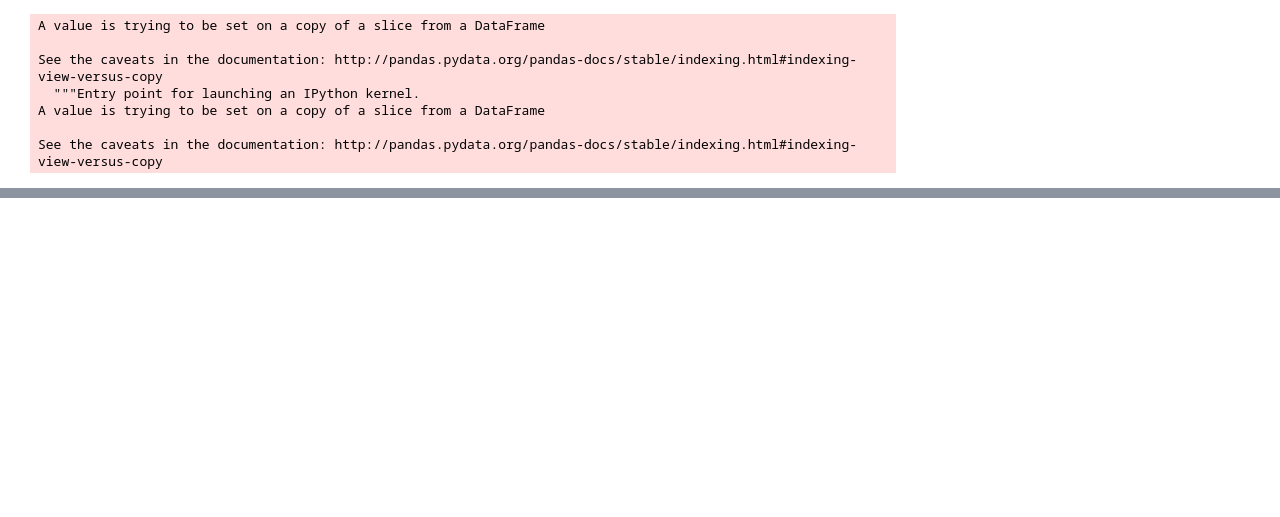
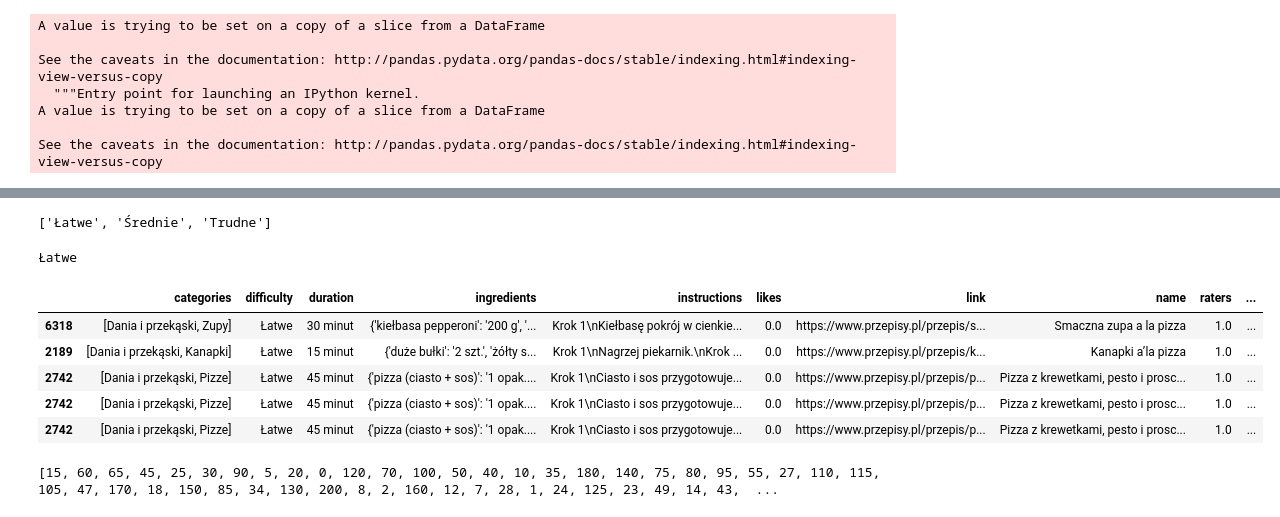
Before and after one commit to Elbereth-Elentari/Recipe_search, a Jupyter notebook: recipe_searcher.ipynb, the cells around one changed output, grey strips where cells are left out. Cells and saved outputs as stored; diff of their text form; code cells hidden in the pictures; blank space fills up the shorter version.

```diff
--- a/recipe_searcher.ipynb
+++ b/recipe_searcher.ipynb
@@ -141,0 +203,39 @@ search_results
+# %%
+r_difficulty = list(r.difficulty.values)
+different_difficulty = []
+for difficulty in r_difficulty:
+    if difficulty not in different_difficulty:
+        different_difficulty.append(difficulty)
+print(different_difficulty)
+# %% [output]
+['Łatwe', 'Średnie', 'Trudne']
+# %%
+difficulty = "Łatwe"
+if len(search_results[search_results["difficulty"] == difficulty]) == 0:
+    difficulty = "Średnie"
+    if len(search_results[search_results["difficulty"] == difficulty]) == 0:
+        difficulty = "Trudne"
+# %% [output]
+Łatwe
+# %%
+easiest = search_results[search_results["difficulty"] == difficulty]
+max_rating_easiest = easiest["rating3"].max()
+best_easiest = easiest[easiest["rating3"] == max_rating_easiest]
+best_easiest
+# %% [output]
+|  | categories | difficulty | duration | ingredients | instructions | likes | link | name | raters | ... |
+| 6318 | [Dania i przekąski, Zupy] | Łatwe | 30 minut | {'kiełbasa pepperoni': '200 g', '... | Krok 1\nKiełbasę pokrój w cienkie... | 0.0 | https://www.przepisy.pl/przepis/s... | Smaczna zupa a la pizza | 1.0 | ... |
+| 2189 | [Dania i przekąski, Kanapki] | Łatwe | 15 minut | {'duże bułki': '2 szt.', 'żółty s... | Krok 1\nNagrzej piekarnik.\nKrok ... | 0.0 | https://www.przepisy.pl/przepis/k... | Kanapki a’la pizza | 1.0 | ... |
+| 2742 | [Dania i przekąski, Pizze] | Łatwe | 45 minut | {'pizza (ciasto + sos)': '1 opak.... | Krok 1\nCiasto i sos przygotowuje... | 0.0 | https://www.przepisy.pl/przepis/p... | Pizza z krewetkami, pesto i prosc... | 1.0 | ... |
+| 2742 | [Dania i przekąski, Pizze] | Łatwe | 45 minut | {'pizza (ciasto + sos)': '1 opak.... | Krok 1\nCiasto i sos przygotowuje... | 0.0 | https://www.przepisy.pl/przepis/p... | Pizza z krewetkami, pesto i prosc... | 1.0 | ... |
+| 2742 | [Dania i przekąski, Pizze] | Łatwe | 45 minut | {'pizza (ciasto + sos)': '1 opak.... | Krok 1\nCiasto i sos przygotowuje... | 0.0 | https://www.przepisy.pl/przepis/p... | Pizza z krewetkami, pesto i prosc... | 1.0 | ... |
+# %%
+r_duration = list(r.duration.values)
+different_duration = []
+for duration in r_duration:
+    duration = int(re.sub(r"\D", "", duration))
+    if duration not in different_duration:
+        different_duration.append(duration)
+print(different_duration)
+# %% [output]
+[15, 60, 65, 45, 25, 30, 90, 5, 20, 0, 120, 70, 100, 50, 40, 10, 35, 180, 140, 75, 80, 95, 55, 27, 110, 115, 105, 47, 170, 18, 150, 85, 34, 130, 200, 8, 2, 160, 12, 7, 28, 1, 24, 125, 23, 49, 14, 43,  ...
```
Also changed, not shown: parts of 32 cells of this notebook, 13 other files.
